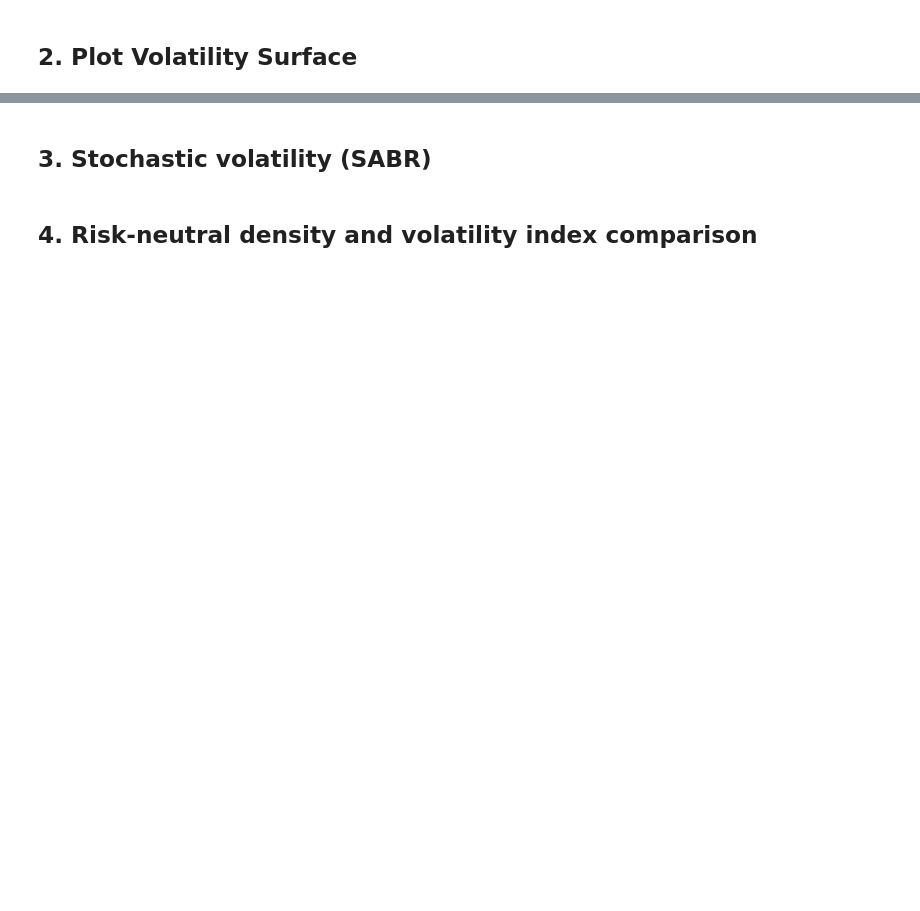
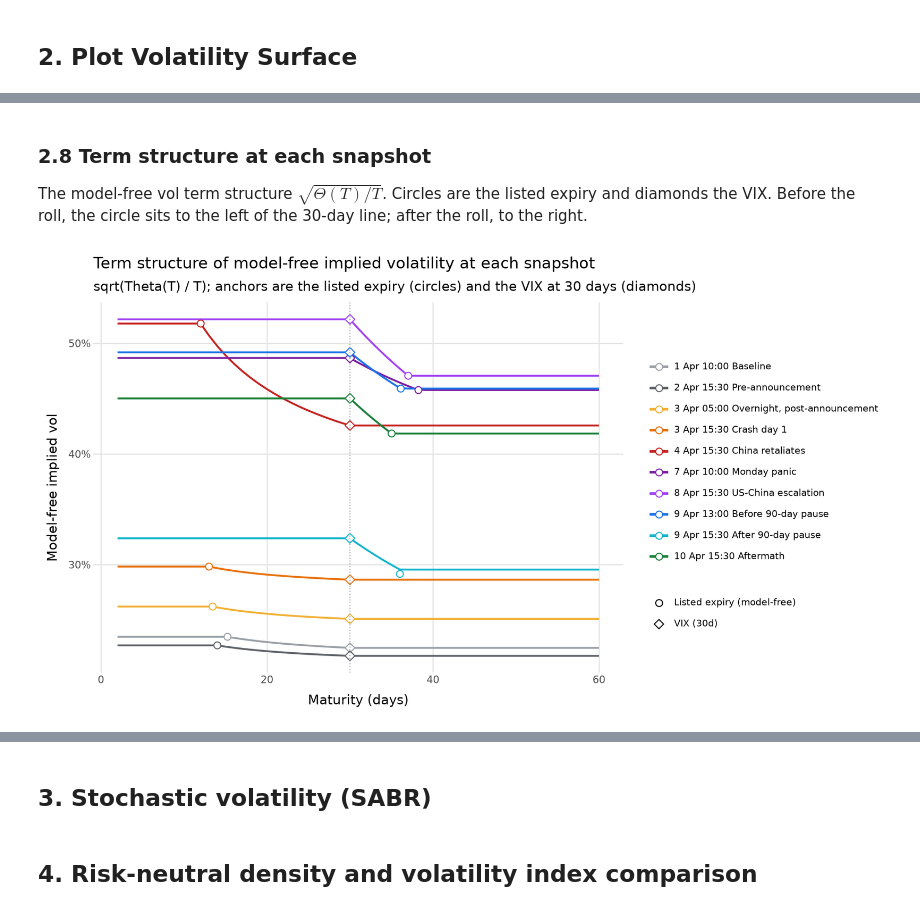
Before and after one commit to cyee02/MQF, a Jupyter notebook: QF620/Final Assignment/analysis.ipynb, the cells around one changed output, grey strips where cells are left out. Saved outputs shown, nothing was run; the diff lists cells and outputs as text; code cells hidden in the pictures; blank space fills up the shorter version.

```diff
--- a/QF620/Final Assignment/analysis.ipynb
+++ b/QF620/Final Assignment/analysis.ipynb
@@ -445,0 +1019,44 @@ Name: value, dtype: object
+# %% [markdown]
+### 2.8 Term structure at each snapshot
+The model-free vol term structure $\sqrt{\Theta(T)/T}$. Circles are the listed expiry and diamonds the VIX. Before the roll, the circle sits to the left of the 30-day line; after the roll, to the right.
+# %%
+T_days = np.arange(2, 61, 1.0)
+ts_curves = pd.concat([
+    pd.DataFrame({
+        "SNAPSHOT": label,
+        "T_DAYS": T_days,
+        "MF_VOL": info["mf_vol"](T_days / 365),
+        "ATM_VOL": info["atm_vol"](T_days / 365),
+    })
+    for label, (_, info) in surfaces.items()
+], ignore_index=True)
+anchors = pd.concat([
+    pd.DataFrame({
+        "SNAPSHOT": label,
+        "T_DAYS": [info["T_DAYS"], VIX_TENOR_DAYS],
+        "VOL": [info["MF_VOL"], info["VIX"]],
+        "ANCHOR": [f"Listed expiry (model-free)", "VIX (30d)"],
+    }).dropna()
+    for label, (_, info) in surfaces.items()
+], ignore_index=True)
+for df in (ts_curves, anchors):
+    df["SNAPSHOT"] = pd.Categorical(df["SNAPSHOT"], categories=SNAPSHOT_LABELS)
+
+(
+    ggplot(ts_curves, aes("T_DAYS", "MF_VOL", color="SNAPSHOT"))
+    + geom_line(size=0.9)
+    + geom_point(anchors, aes("T_DAYS", "VOL", color="SNAPSHOT", shape="ANCHOR"), size=2.8, fill="white")
+    + geom_vline(xintercept=VIX_TENOR_DAYS, linetype="dotted", color="#9aa0a6")
+    + scale_color_manual(values=SNAPSHOT_COLORS)
+    + scale_shape_manual(values={"Listed expiry (model-free)": "o", "VIX (30d)": "D"})
+    + scale_y_continuous(labels=percent_format())
+    + labs(
+        title="Term structure of model-free implied volatility at each snapshot",
+        subtitle="sqrt(Theta(T) / T); anchors are the listed expiry (circles) and the VIX at 30 days (diamonds)",
+        x="Maturity (days)", y="Model-free implied vol", color="", shape="",
+    )
+    + theme_minimal()
+    + theme(figure_size=(10, 5.5), panel_grid_minor=element_blank(), legend_text=element_text(size=8))
+)
+# %% [output]
+[figure, added]
```
Also changed, not shown: parts of 23 cells of this notebook.
